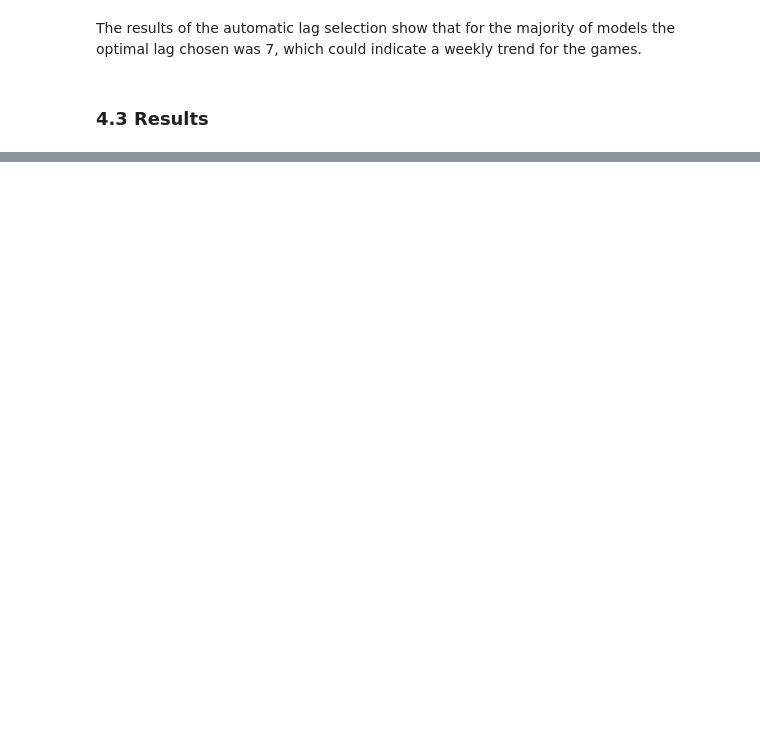
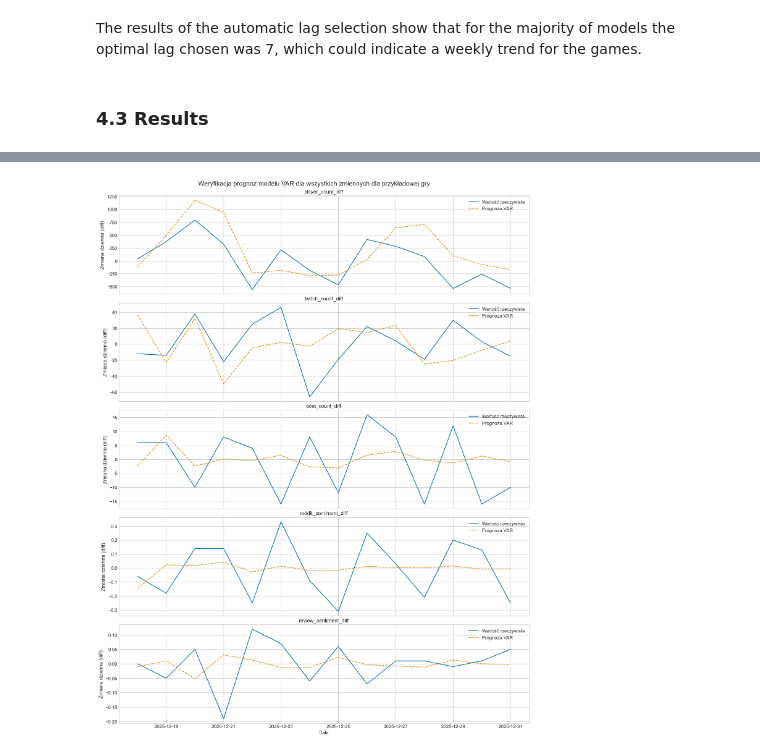
Before and after one commit to mapisz/Magisterka, a Jupyter notebook: time_series_analysis.ipynb, the cells around one changed output, grey strips where cells are left out. Saved outputs shown, nothing was run; the diff lists cells and outputs as text; code cells hidden in the pictures; blank space fills up the shorter version.

Commit message:
Changed data exploration and data cleaning

```diff
--- a/time_series_analysis.ipynb
+++ b/time_series_analysis.ipynb
@@ -12,3 +13,7 @@ import warnings
+# %%
+sns.set_theme(style="darkgrid")
+sns.set_palette("colorblind")
+plt.style.use('seaborn-v0_8-whitegrid')
 # %%
 panel_data = pd.read_csv('data/dataframes/panel_data_2025.csv', parse_dates=['date'])
 # %%
@@ -222,0 +231,44 @@ It is worth noticing that because of the number of games and variables, the Gran
+# %%
+sample_game = df_clean[df_clean['appid'] == 613100].set_index('date')[var_metrics].dropna()
+
+forecast_steps = 14
+train = sample_game.iloc[:-forecast_steps]
+test = sample_game.iloc[-forecast_steps:]
+
+model_fc = VAR(train)
+optimal_lag = model_fc.select_order(maxlags=7).aic
+results_fc = model_fc.fit(optimal_lag)
+
+lag_order = results_fc.k_ar
+forecast_input = train.values[-lag_order:]
+forecast_values = results_fc.forecast(y=forecast_input, steps=forecast_steps)
+
+df_forecast = pd.DataFrame(forecast_values, index=test.index, columns=var_metrics)
+# %%
+import matplotlib.pyplot as plt
+
+fig, axes = plt.subplots(5, 1, figsize=(14, 18), sharex=True, layout = "constrained")
+
+for ax, var in zip(axes, var_metrics):
+    ax.plot(
+        test.index,
+        test[var],
+        label='Wartość rzeczywista',
+    )
+
+    ax.plot(
+        test.index,
+        df_forecast[var],
+        label='Prognoza VAR',
+        linestyle='--',
+    )
+
+    ax.set_title(var)
+    ax.set_ylabel("Zmiana dzienna (diff)")
+    ax.legend()
+
+axes[-1].set_xlabel("Data", fontsize=11)
+plt.suptitle("Weryfikacja prognoz modelu VAR dla wszystkich zmiennych dla przykładowej gry", fontsize=15)
+plt.show()
+# %% [output]
+[figure, added]
```
Also changed, not shown: parts of 13 cells of this notebook, 2 other files.
